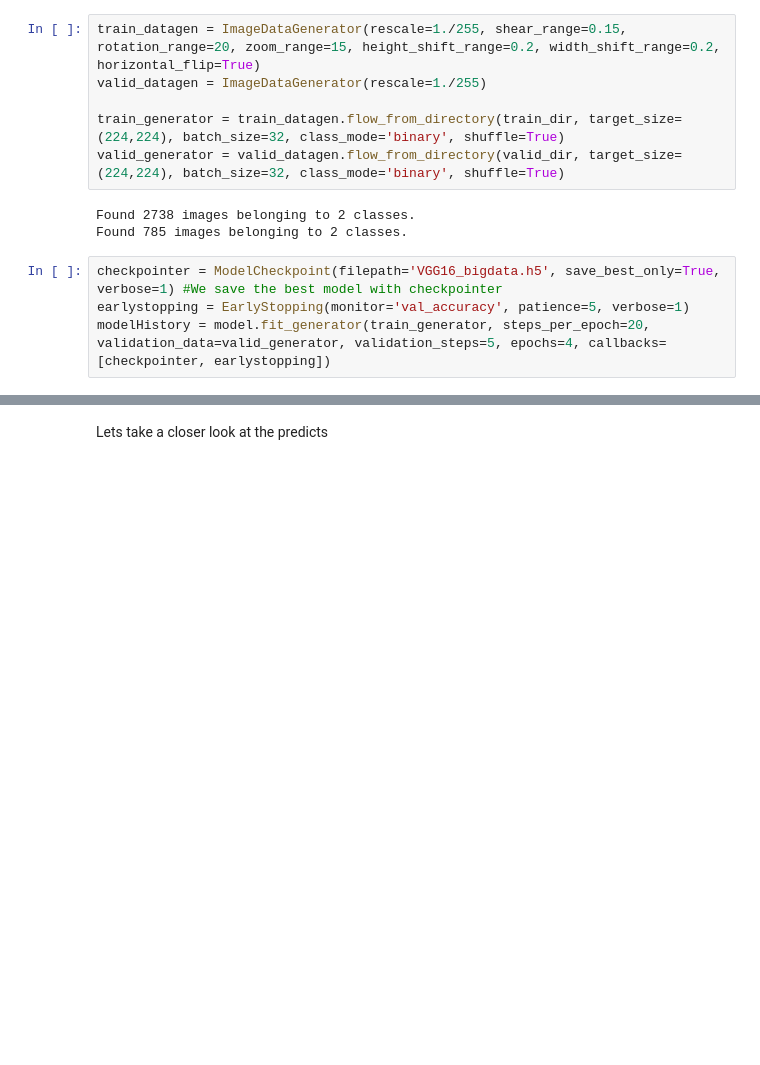
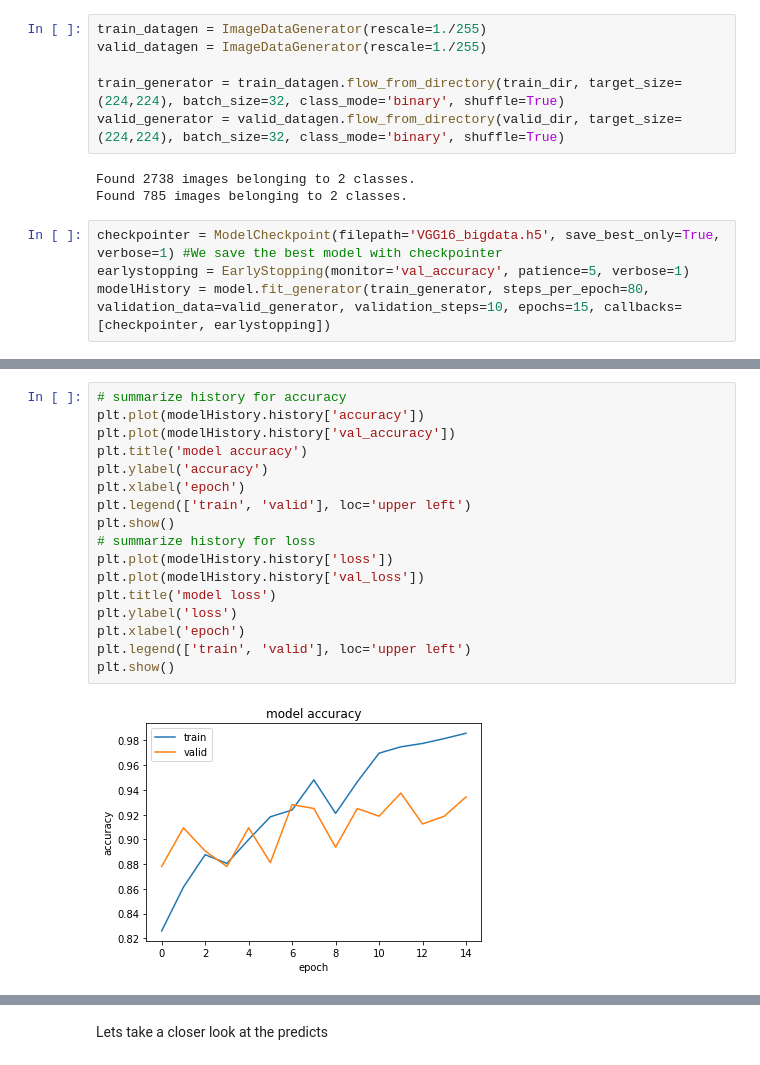
Before and after one commit to balszeg/Deep_learning_uniproject, a Jupyter notebook: Semester_project.ipynb, the cells around one changed output, grey strips where cells are left out. Drawn from its saved outputs; the diff is of its cells as text; blank space fills up the shorter version.

```diff
--- a/Semester_project.ipynb
+++ b/Semester_project.ipynb
@@ -953,6 +948,6 @@ for layer in model.layers[15:]:
 model.compile(loss="binary_crossentropy", optimizer='adam', metrics=["accuracy"])
 # %%
-train_datagen = ImageDataGenerator(rescale=1./255, shear_range=0.15, rotation_range=20, zoom_range=15, height_shift_range=0.2, width_shift_range=0.2, horizontal_flip=True)
+train_datagen = ImageDataGenerator(rescale=1./255)
 valid_datagen = ImageDataGenerator(rescale=1./255)
 
 train_generator = train_datagen.flow_from_directory(train_dir, target_size=(224,224), batch_size=32, class_mode='binary', shuffle=True)
@@ -963,5 +958,5 @@ Found 785 images belonging to 2 classes.
 # %%
 checkpointer = ModelCheckpoint(filepath='VGG16_bigdata.h5', save_best_only=True, verbose=1) #We save the best model with checkpointer
 earlystopping = EarlyStopping(monitor='val_accuracy', patience=5, verbose=1)
-modelHistory = model.fit_generator(train_generator, steps_per_epoch=20, validation_data=valid_generator, validation_steps=5, epochs=4, callbacks=[checkpointer, earlystopping])
+modelHistory = model.fit_generator(train_generator, steps_per_epoch=80, validation_data=valid_generator, validation_steps=10, epochs=15, callbacks=[checkpointer, earlystopping])
 # %% [output]
@@ -979,0 +980,19 @@ Epoch 00004: val_loss did not improve from 0.49293
+# %%
+# summarize history for accuracy
+plt.plot(modelHistory.history['accuracy'])
+plt.plot(modelHistory.history['val_accuracy'])
+plt.title('model accuracy')
+plt.ylabel('accuracy')
+plt.xlabel('epoch')
+plt.legend(['train', 'valid'], loc='upper left')
+plt.show()
+# summarize history for loss
+plt.plot(modelHistory.history['loss'])
+plt.plot(modelHistory.history['val_loss'])
+plt.title('model loss')
+plt.ylabel('loss')
+plt.xlabel('epoch')
+plt.legend(['train', 'valid'], loc='upper left')
+plt.show()
+# %% [output]
+[figure, added]
```
Also changed, not shown: parts of 47 cells of this notebook.
